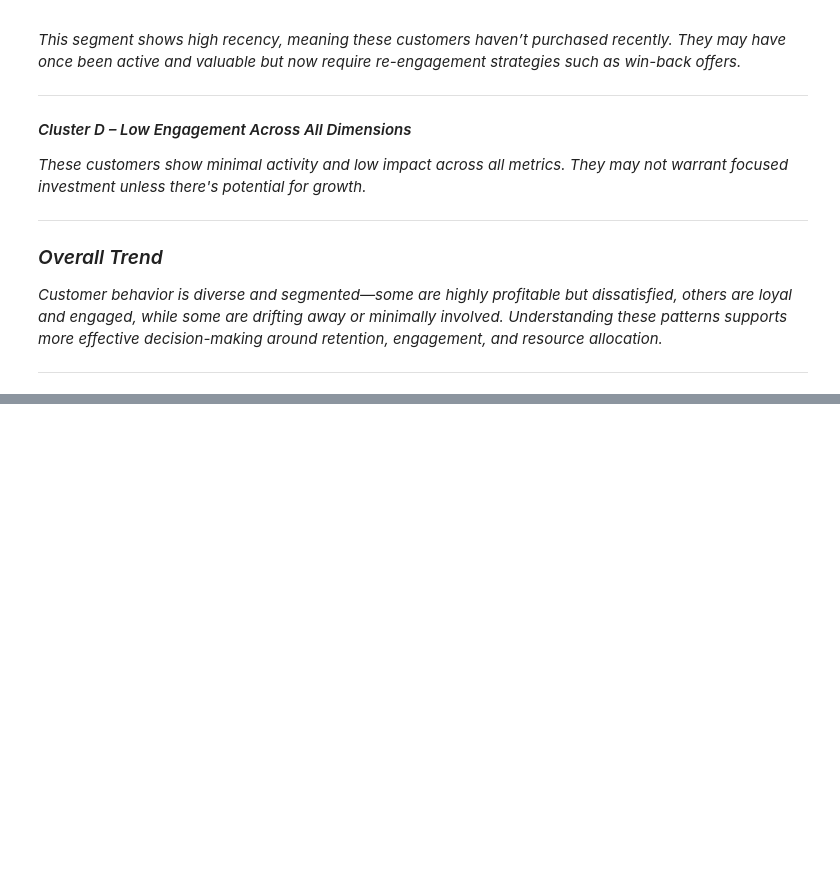
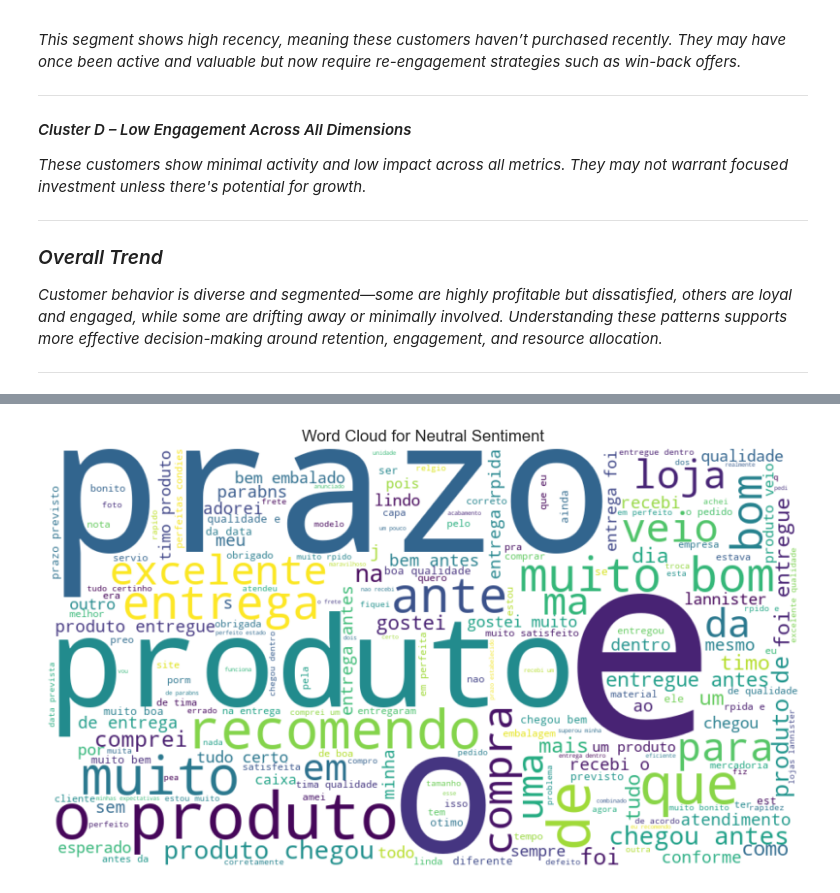
Before and after one commit to SnitTeshome/DSA2040A_DataMining_Group-8_Snit_552___Mohamed_006___Halima_315___Lesala_218, a Jupyter notebook: notebooks/3_data_mining.ipynb, the cells around one changed output, grey strips where cells are left out. Cells and saved outputs as stored; diff of their text form; code cells hidden in the pictures; blank space fills up the shorter version.

```diff
--- a/notebooks/3_data_mining.ipynb
+++ b/notebooks/3_data_mining.ipynb
@@ -263,0 +430,4 @@ The radar chart visualizes distinct customer segments based on behavioral patter
+# %%
+generate_wordcloud(df_sentiment, 'Neutral')
+# %% [output]
+[figure, added]
```
Also changed, not shown: parts of 21 cells of this notebook, 3 other files.
